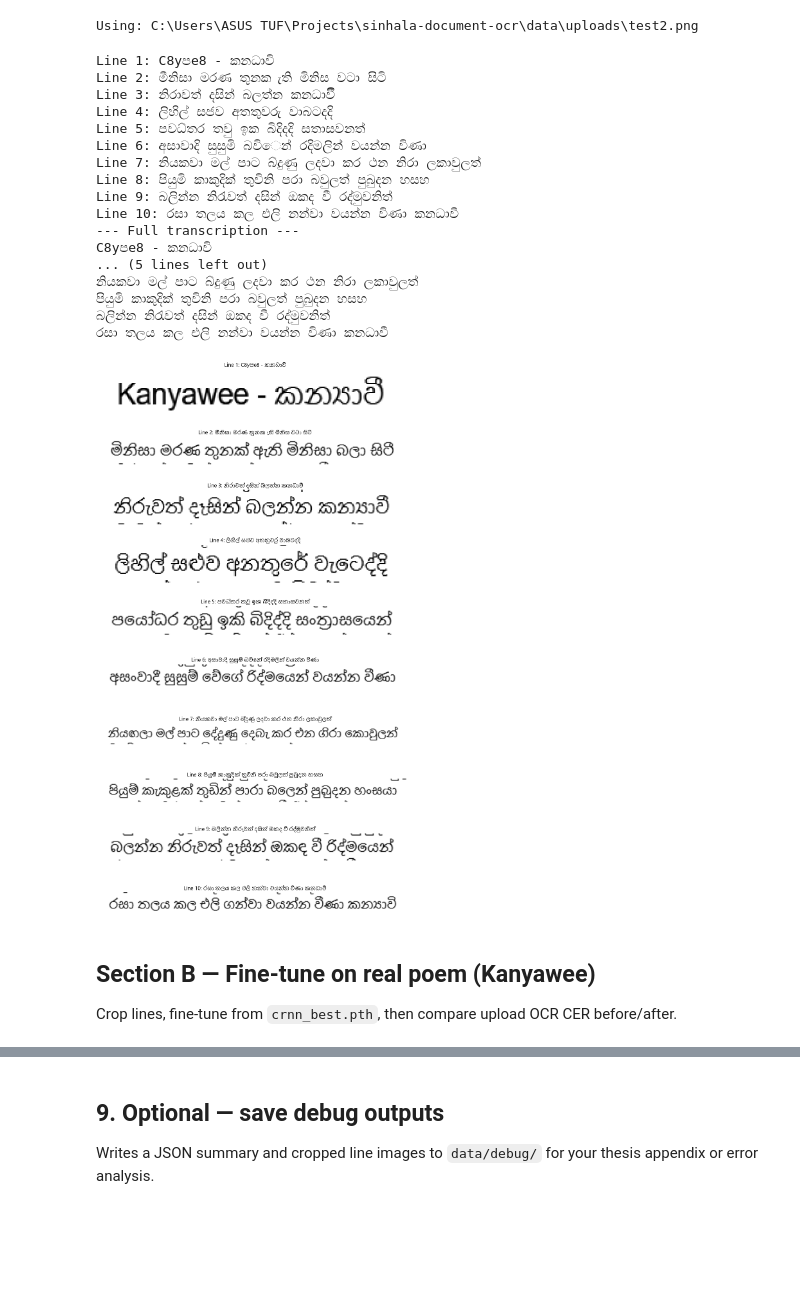
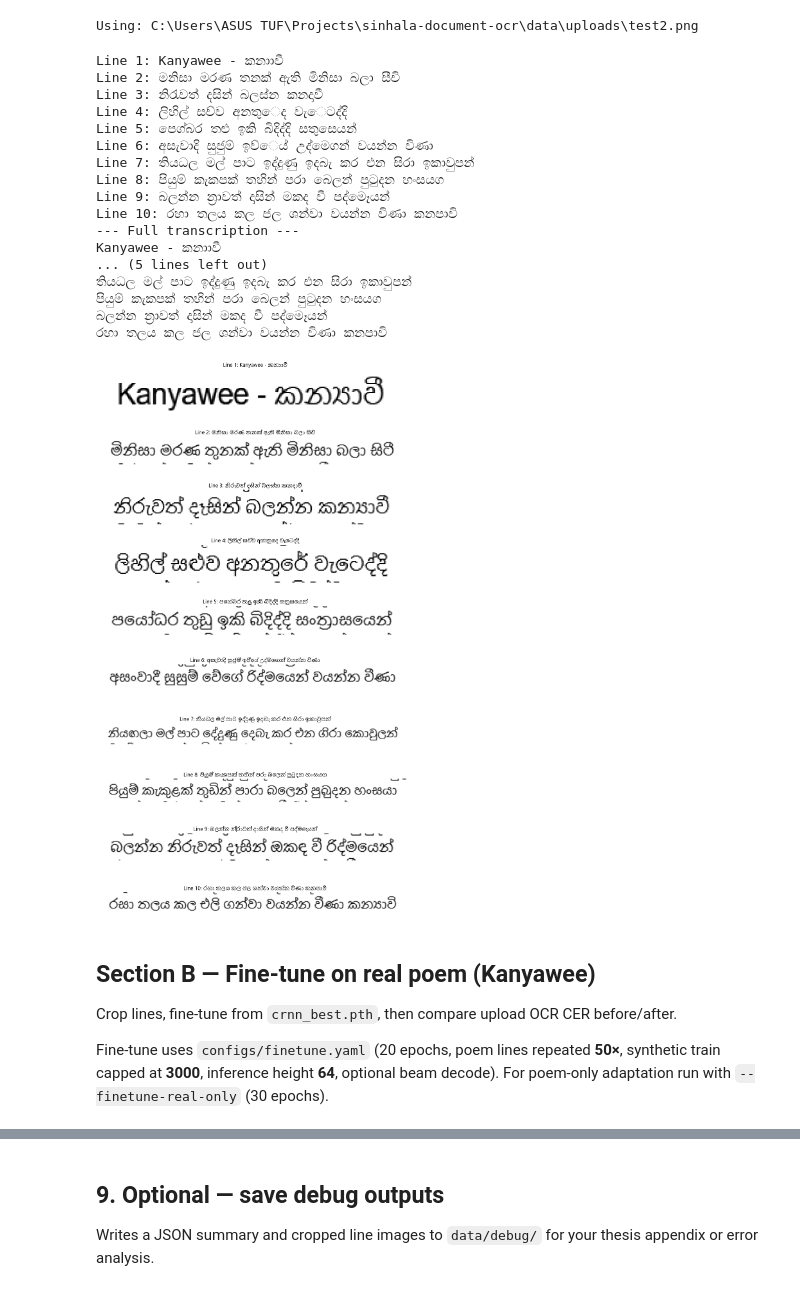
Before and after one commit to Hellsgate96/sinhala-document-ocr-2026, a Jupyter notebook: notebooks/local_pipeline.ipynb, the cells around one changed output, grey strips where cells are left out. Saved outputs shown, nothing was run; the diff lists cells and outputs as text; code cells hidden in the pictures; blank space fills up the shorter version.

```diff
--- a/notebooks/local_pipeline.ipynb
+++ b/notebooks/local_pipeline.ipynb
@@ -321,14 +322,18 @@ from src.preprocessing.preprocess import preprocess_document
 from src.recognition.inference import inference_options_from_config, prepared_line_for_display
 from src.recognition.model import build_crnn
 from src.recognition.predict import predict_line_array
-from src.utils.common import get_device, load_checkpoint
+from src.utils.common import get_device, load_checkpoint, resolve_recognition_checkpoint
 
 if not UPLOADED_IMAGE_PATH or not Path(UPLOADED_IMAGE_PATH).is_file():
     raise RuntimeError("Configure an upload path in the cell above.")
 
-INF_OPTS = inference_options_from_config(cfg)
+finetuned_ckpt = REPO_ROOT / cfg["paths"]["models_dir"] / "crnn_finetuned.pth"
+_inf_cfg = load_config(str(REPO_ROOT / "configs" / "finetune.yaml")) if finetuned_ckpt.is_file() else cfg
+INF_OPTS = inference_options_from_config(_inf_cfg)
 RECOGNITION_HEIGHT = INF_OPTS["height"]
-CHECKPOINT_PATH = REPO_ROOT / cfg["paths"]["models_dir"] / "crnn_best.pth"
+print("Recognition height:", RECOGNITION_HEIGHT)
+CHECKPOINT_PATH = Path(resolve_recognition_checkpoint(cfg, REPO_ROOT))
+print("Recognition checkpoint:", CHECKPOINT_PATH.name)
 CHARSET_PATH = REPO_ROOT / cfg["paths"]["charset_path"]
 
 device = get_device(DEVICE)
@@ -377,50 +382,48 @@ with torch.no_grad():
             INF_OPTS["height"],
             INF_OPTS["max_width"],
             INF_OPTS["channels"],
             device,
             auto_invert=auto_inv,
             denoise=INF_OPTS["denoise"],
             min_model_width=INF_OPTS.get("min_model_width", 0),
             pad_to_height=INF_OPTS.get("pad_to_height", True),
+            decode_mode=INF_OPTS.get("decode", "greedy"),
+            beam_width=int(INF_OPTS.get("beam_width", 10)),
             warn_garbage=True,
         )
         upload_predictions.append({"line": i + 1, "text": text, "crop": crop.copy()})
         print(f"Line {i + 1}:", text)
 
 print("--- Full transcription ---")
 print("\n".join(p["text"] for p in upload_predictions))
 
 n_up = len(upload_predictions)
 if n_up:
     fig, axes = plt.subplots(n_up, 1, figsize=(10, 1.8 * n_up))
     if n_up == 1:
         axes = [axes]
     for ax, row in zip(axes, upload_predictions):
         ax.imshow(row["crop"], cmap="gray")
         ax.set_title(f"Line {row['line']}: {row['text'][:80]}")
         ax.axis("off")
     plt.tight_layout()
     plt.show()
 # %% [output]
-Line 1: C8yපe8 - කනධාවි
-Line 2: මීනිසා මරණ තුනක ැති මිනිස වටා සිටි
-Line 3: නිරාවත් දසින් බලත්න කනධාවීි
-Line 4: ලිහිල් සජව අතතුවරු වාබටදදි
-Line 5: පවධ්තර තවු ඉක බිදිදදි සතාසවනත්
-Line 6: අසාවාදි සුසුමි බවිෙන් රදිමලින් වයන්න විණා
-Line 7: නියකවා මල් පාට බ්දුණු ලදවා කර ථන නිරා ලකාවුලත්
-Line 8: පියුමි කාකුදික් තුවිනි පරා බවුලත් පුබුදන හසහ
-Line 9: බලින්න නිරැවත් දසින් ඔකද වී රද්මුවනිත්
-Line 10: රසා තලය කල එලි නන්වා වයන්න විණා කනධාවී
+Line 1: Kanyawee - කනාාවී
+Line 2: මනිසා මරණ තනක් ඇති මිනිසා බලා සීචි
+Line 3: නිරැවත් දසින් බලස්න කනදාවී
+Line 4: ලිහිල් සච්ව අනතුෙද වැෙටද්දි
+Line 5: පෙග්බර තළු ඉකි බිදිද්දි සතුසෙයන්
+Line 6: අසැවාදි සුජුම් ඉව්ෙය් උද්මෙගන් වයන්න විණා
+Line 7: තියධල මල් පාට ඉද්දුණු ඉදබැ කර එන සිරා ඉකාවුපන්
+Line 8: පියුම් කැකපක් තහින් පරා බෙලන් පුටුදන හංසයග
+Line 9: බලන්න න්‍රාවත් දාසින් මකද වී පද්මෙෑයන්
+Line 10: රහා තලය කල ජල ශන්වා වයන්න විණා කනපාවි
 --- Full transcription ---
-C8yපe8 - කනධාවි
+Kanyawee - කනාාවී
 ... (5 lines left out)
-නියකවා මල් පාට බ්දුණු ලදවා කර ථන නිරා ලකාවුලත්
-පියුමි කාකුදික් තුවිනි පරා බවුලත් පුබුදන හසහ
-බලින්න නිරැවත් දසින් ඔකද වී රද්මුවනිත්
-රසා තලය කල එලි නන්වා වයන්න විණා කනධාවී
+තියධල මල් පාට ඉද්දුණු ඉදබැ කර එන සිරා ඉකාවුපන්
+පියුම් කැකපක් තහින් පරා බෙලන් පුටුදන හංසයග
+බලන්න න්‍රාවත් දාසින් මකද වී පද්මෙෑයන්
+රහා තලය කල ජල ශන්වා වයන්න විණා කනපාවි
-[figure, old version]
+[figure, new version]
-# %% [markdown]
-## Section B — Fine-tune on real poem (Kanyawee)
-
-Crop lines, fine-tune from `crnn_best.pth`, then compare upload OCR CER before/after.
@@ -504,0 +430,7 @@ else:
+# %% [markdown]
+## Section B — Fine-tune on real poem (Kanyawee)
+
+Crop lines, fine-tune from `crnn_best.pth`, then compare upload OCR CER before/after.
+
+
+Fine-tune uses `configs/finetune.yaml` (20 epochs, poem lines repeated **50×**, synthetic train capped at **3000**, inference height **64**, optional beam decode). For poem-only adaptation run with `--finetune-real-only` (30 epochs).
```
Also changed, not shown: parts of 12 cells of this notebook, 7 other files.
